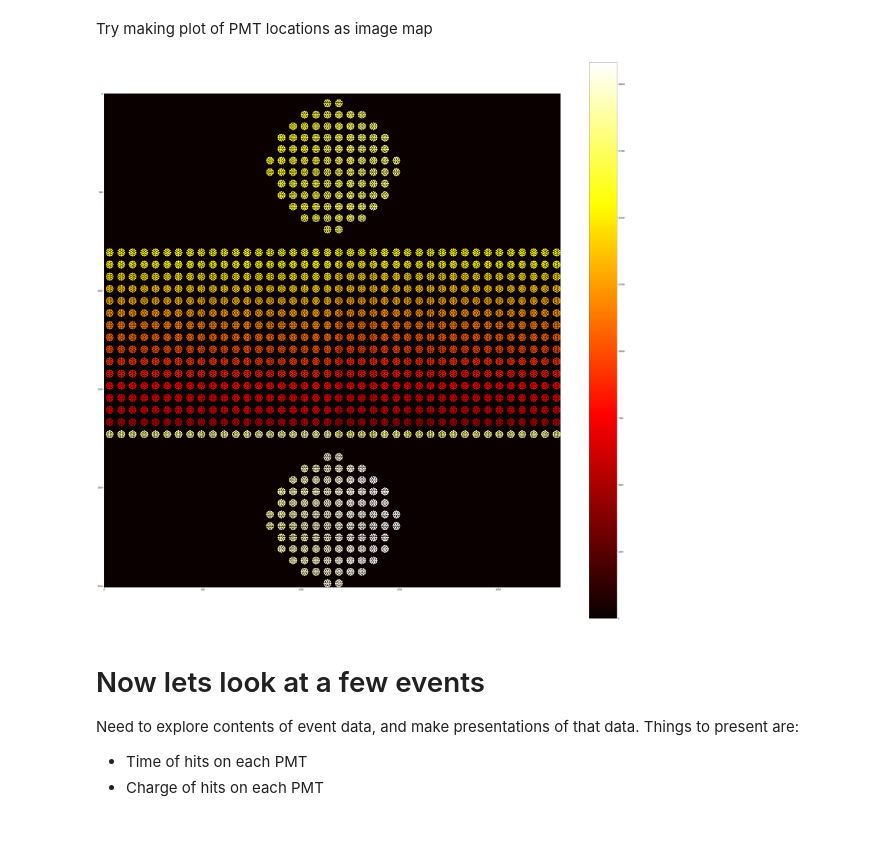
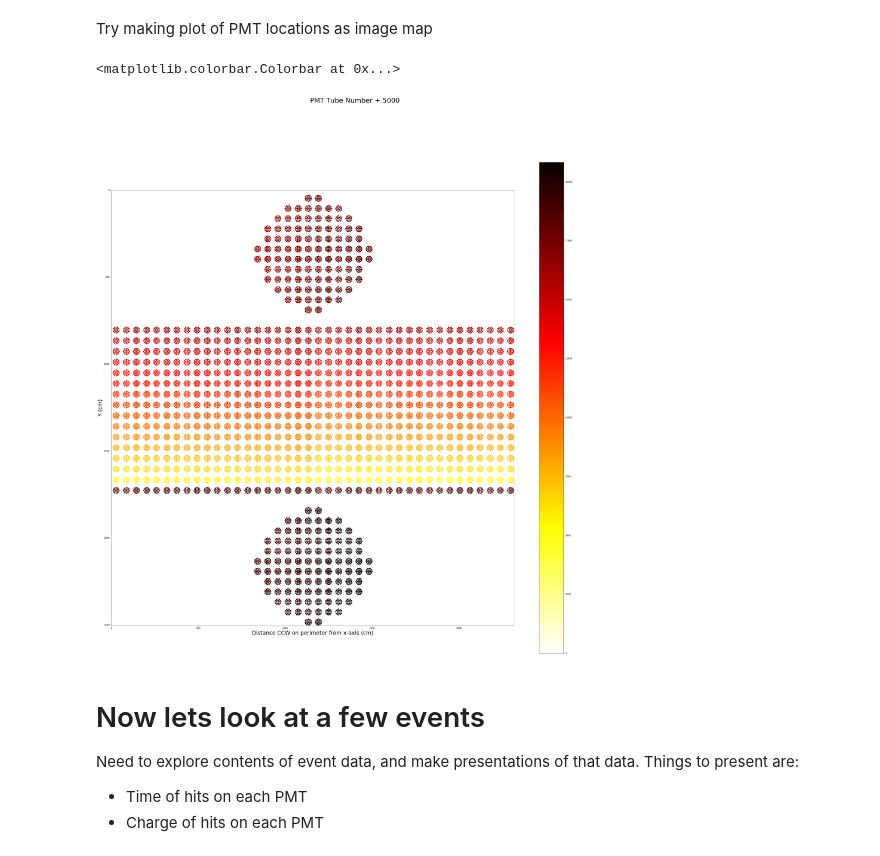
Before and after one commit to WatChMaL/CNNEndcaps, a Jupyter notebook: EventDisplay.ipynb, the cells around one changed output. Drawn from its saved outputs; the diff is of its cells as text; code cells hidden in the pictures.

Commit message:
Modify event display to make background white by default, and fix a few minor bugs

```diff
--- a/EventDisplay.ipynb
+++ b/EventDisplay.ipynb
@@ -104,6 +100,10 @@ PMTFlatMapping = PMT_to_flat_cylinder_mapping( tubes, tube_xyz )
 def PMT_to_flat_cylinder_map_positive( tubes, tube_xyz ):
     """
     Build dictionary of PMT number, to (x,y) on a flat cylinder
+
+    N.B. Tube numbers in full geometry file go from 1:NPMTs, but it seems like
+    the event data number from 0:NPMTs-1, so subtracting 1 from tube number here?
+
     """
     mapping = {}
     for idx, tube in enumerate(tubes):
@@ -114,37 +114,23 @@ def PMT_to_flat_cylinder_map_positive( tubes, tube_xyz ):
             # in top circle of cylinder
             xflat = x+1162.7
             yflat = 2165.2 + z
-            mapping[ int( tube ) ] = [ int(round(xflat)), int(round(yflat)) ]
+            mapping[ int( tube-1 ) ] = [ int(round(xflat)), int(round(yflat)) ]
 
         elif ( y < -500.):
             # in bottom circle of cylinder
             xflat = x+1162.7
             yflat = 370.1 + z
-            mapping[ int( tube ) ] = [ int(round(xflat)), int(round(yflat)) ]
+            mapping[ int( tube-1 ) ] = [ int(round(xflat)), int(round(yflat)) ]
 
         else:
             # in barrel part of cylinder
             theta = math.atan2( z, x )
             xflat = R * theta + 1162.7
             yflat = y + 1267.7
-            mapping[ int( tube ) ] = [ int(round(xflat)), int(round(yflat)) ]
+            mapping[ int( tube-1 ) ] = [ int(round(xflat)), int(round(yflat)) ]
     return mapping
 
 PMTFlatMapPositive = PMT_to_flat_cylinder_map_positive( tubes, tube_xyz )
 
-max0 = 0
-max1 = 0
-for pmt1 in PMTFlatMapPositive:
-    if PMTFlatMapPositive[pmt1][0] < 0 or  PMTFlatMapPositive[pmt1][1] < 0 :
-        print("PMT ",pmt1," at negative ",PMTFlatMapPositive[pmt1])
-    if PMTFlatMapPositive[pmt1][0] > max0:
-        max0 = PMTFlatMapPositive[pmt1][0]
-    if PMTFlatMapPositive[pmt1][1] > max1:
-        max1 = PMTFlatMapPositive[pmt1][1]
-    for pmt2 in PMTFlatMapPositive:
-        if pmt1 != pmt2:
-            if PMTFlatMapPositive[pmt1] == PMTFlatMapPositive[pmt2]:
-                print("PMT ",pmt1," and PMT ",pmt2," are both at ",PMTFlatMapPositive[pmt1])
 
-print("max0=", max0, " max1=",max1)
-PMTFlatMapPositive
+#PMTFlatMapPositive
@@ -182,23 +151,27 @@ plt.savefig( 'mpmt_flatmap_positions.pdf')
 # %% [markdown]
 Try making plot of PMT locations as image map
 # %%
-fig = plt.figure(figsize=[50,50])
+fig = plt.figure(figsize=[40,40])
 
 preimage = np.zeros( [2506, 2317] )
-maxtube = len(PMTFlatMapPositive)
 for tube in PMTFlatMapPositive:
     for dx in range(-3,4):
         for dy in range(-3,4):
             if abs(dx)==3 and abs(dy)==3:
                 continue
             preimage[ PMTFlatMapPositive[tube][1]+dx, PMTFlatMapPositive[tube][0]+dy ] = tube + 5000
 plt.imshow( preimage )
+fig.suptitle('PMT Tube Number + 5000',fontsize=30)
+plt.xlabel('Distance CCW on perimeter from x-axis (cm)', fontsize=24)
+plt.ylabel('Y (cm)', fontsize=24)
 #plt.set_cmap('Greys')
-plt.set_cmap('hot')
+plt.set_cmap('hot_r')
+#plt.set_cmap('gist_heat_r')
 plt.colorbar()
-plt.savefig( 'mpmt_flatmap_positions_img.pdf',dpi=300)
+#plt.savefig( 'mpmt_flatmap_positions_img.pdf',dpi=300)
 # %% [output]
+<matplotlib.colorbar.Colorbar at 0x...>
-[figure, old version]
+[figure, new version]
 # %% [markdown]
 # Now lets look at a few events
 
```
Also changed, not shown: parts of 37 cells of this notebook.
